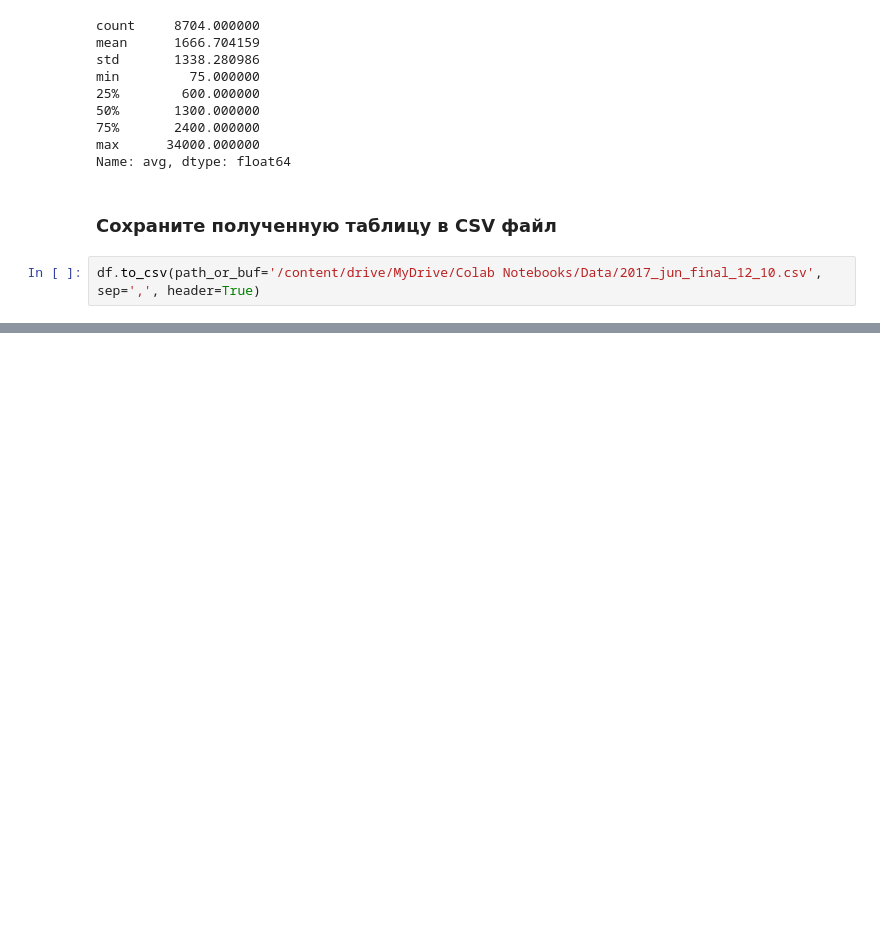
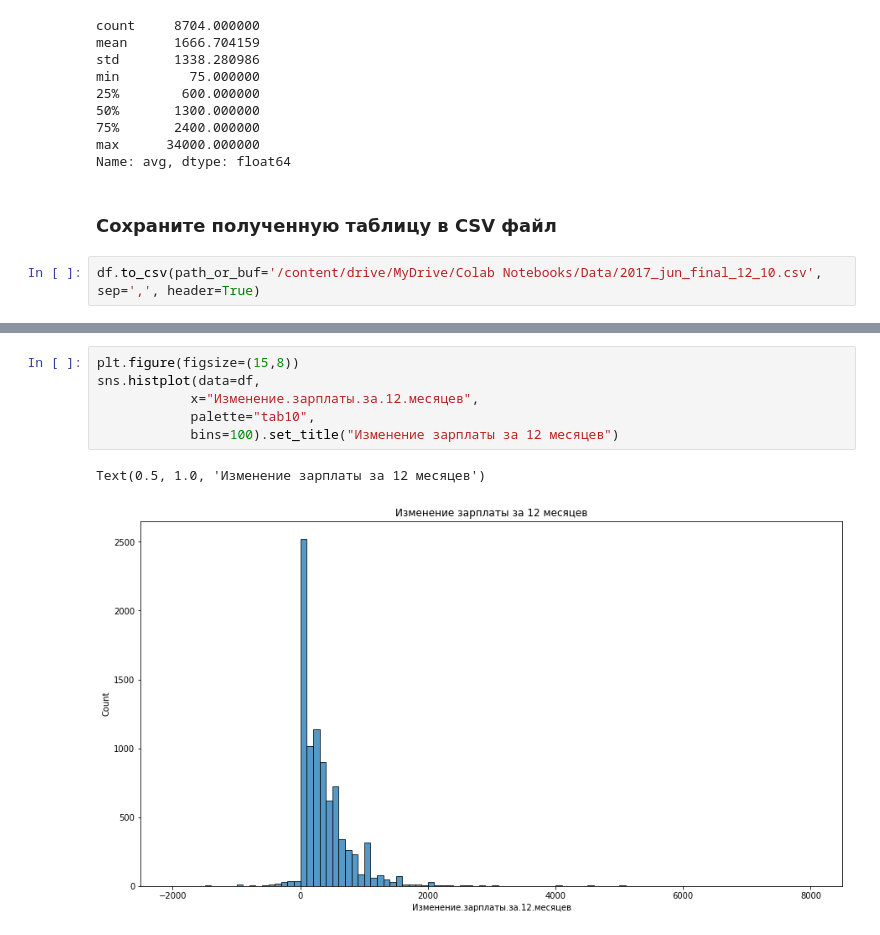
Before and after one commit to Susanna-Salata/goit-DS, a Jupyter notebook: GoIT_DS_HomeWork_2_2.ipynb, the cells around one changed output, grey strips where cells are left out. Cells and saved outputs as stored; diff of their text form; blank space fills up the shorter version.

```diff
--- a/GoIT_DS_HomeWork_2_2.ipynb
+++ b/GoIT_DS_HomeWork_2_2.ipynb
@@ -247,0 +294,9 @@ df.to_csv(path_or_buf='/content/drive/MyDrive/Colab Notebooks/Data/2017_jun_fina
+# %%
+plt.figure(figsize=(15,8))
+sns.histplot(data=df,
+            x="Изменение.зарплаты.за.12.месяцев",
+            palette="tab10",
+            bins=100).set_title("Изменение зарплаты за 12 месяцев")
+# %% [output]
+Text(0.5, 1.0, 'Изменение зарплаты за 12 месяцев')
+[figure, added]
```
Also changed, not shown: parts of 6 cells of this notebook.
